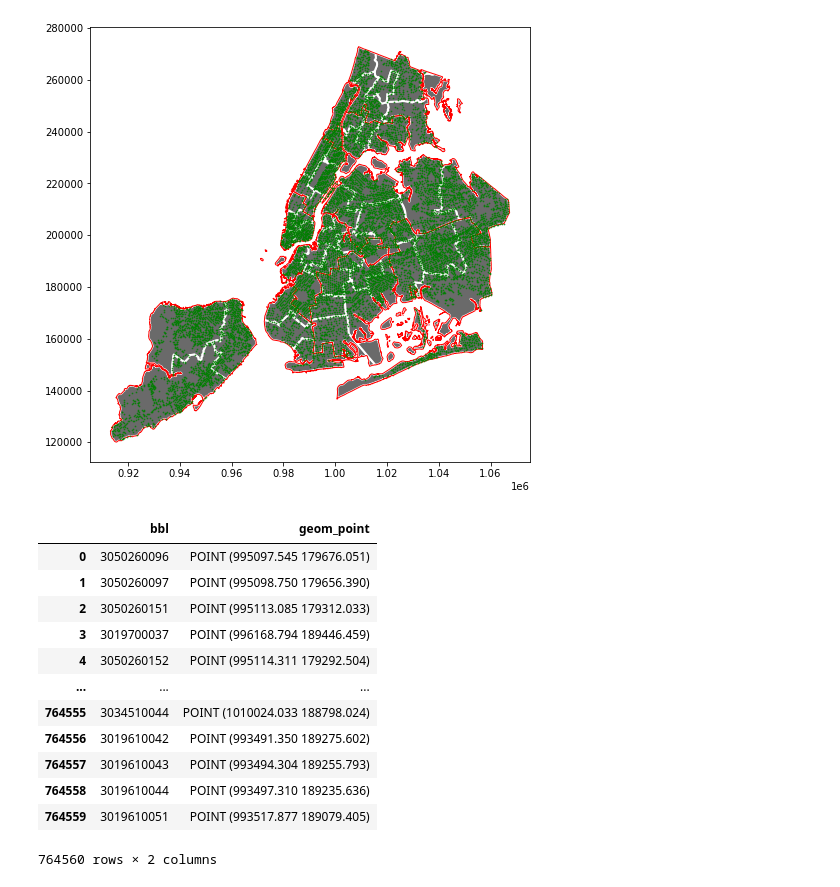
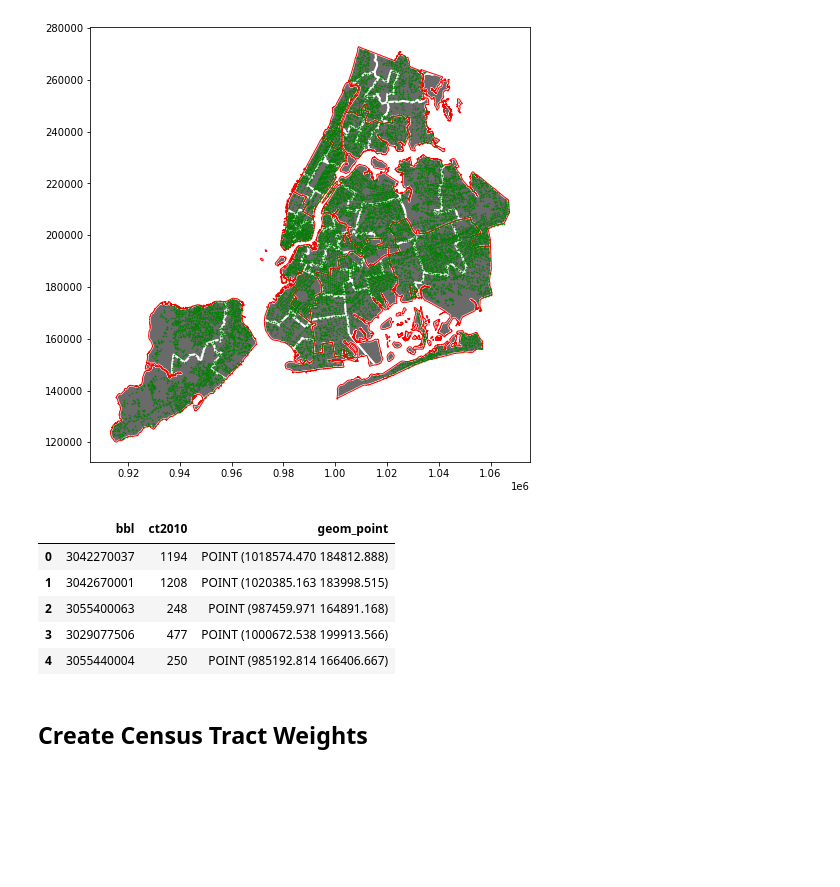
Before and after one commit to KaiElwood/machine-learning-final, a Jupyter notebook: code/00a_calculate_catchment.ipynb, the cells around one changed output. Drawn from its saved outputs; the diff is of its cells as text; code cells hidden in the pictures; blank space fills up the shorter version.

```diff
--- a/code/00a_calculate_catchment.ipynb
+++ b/code/00a_calculate_catchment.ipynb
@@ -76,26 +76,21 @@ alarmbox.plot(ax=ax, color='green', markersize=0.5, alpha = 0.8)
 [figure]
 # %%
 ## load pluto data as points
-pluto= gpd.GeoDataFrame.from_postgis("""SELECT bbl, geom_point FROM mappluto_21v3
+pluto= gpd.GeoDataFrame.from_postgis("""SELECT bbl,
+                                               ct2010,
+                                               geom_point FROM mappluto_21v3
                                         WHERE landuse IN ('01', '02', '03', '04')""", connection,
                                     geom_col = "geom_point")
 # %%
-pluto
+pluto.head()
 #alarmbox
 # %% [output]
-|  | bbl | geom_point |
-| 0 | 3050260096 | POINT (995097.545 179676.051) |
-| 1 | 3050260097 | POINT (995098.750 179656.390) |
-| 2 | 3050260151 | POINT (995113.085 179312.033) |
-| 3 | 3019700037 | POINT (996168.794 189446.459) |
-| 4 | 3050260152 | POINT (995114.311 179292.504) |
-| ... | ... | ... |
-| 764555 | 3034510044 | POINT (1010024.033 188798.024) |
-| 764556 | 3019610042 | POINT (993491.350 189275.602) |
-| 764557 | 3019610043 | POINT (993494.304 189255.793) |
-| 764558 | 3019610044 | POINT (993497.310 189235.636) |
-| 764559 | 3019610051 | POINT (993517.877 189079.405) |
+|  | bbl | ct2010 | geom_point |
+| 0 | 3042270037 | 1194 | POINT (1018574.470 184812.888) |
+| 1 | 3042670001 | 1208 | POINT (1020385.163 183998.515) |
+| 2 | 3055400063 | 248 | POINT (987459.971 164891.168) |
+| 3 | 3029077506 | 477 | POINT (1000672.538 199913.566) |
+| 4 | 3055440004 | 250 | POINT (985192.814 166406.667) |
-764560 rows × 2 columns
 # %%
 from scipy.spatial import cKDTree
 from shapely.geometry import Point
@@ -124 +118,3 @@ pluto_borobox
 pluto_borobox.to_file(os.join(out, "pluto_borobox.geojson"), driver = "GeoJSON")
+# %% [markdown]
+## Create Census Tract Weights
```
Also changed, not shown: parts of 7 cells of this notebook, 2 other files.
